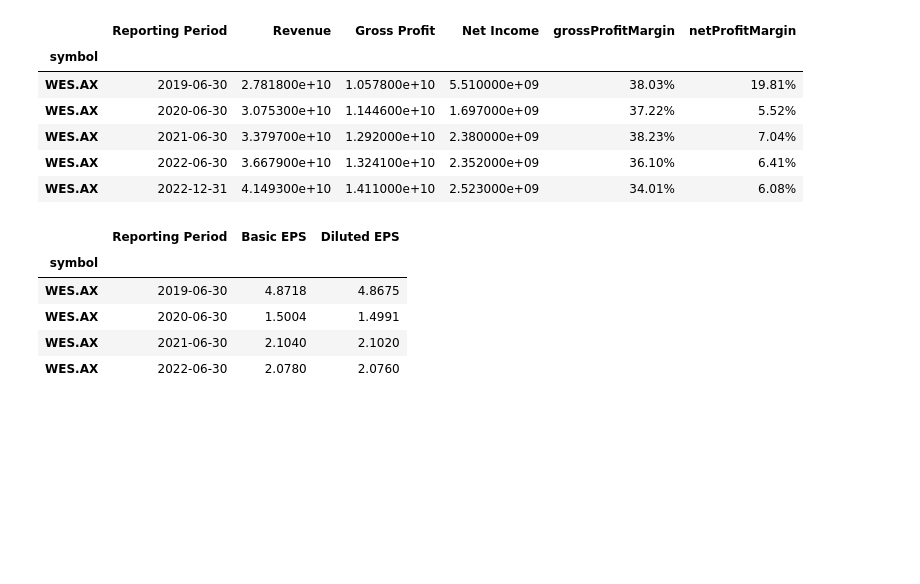
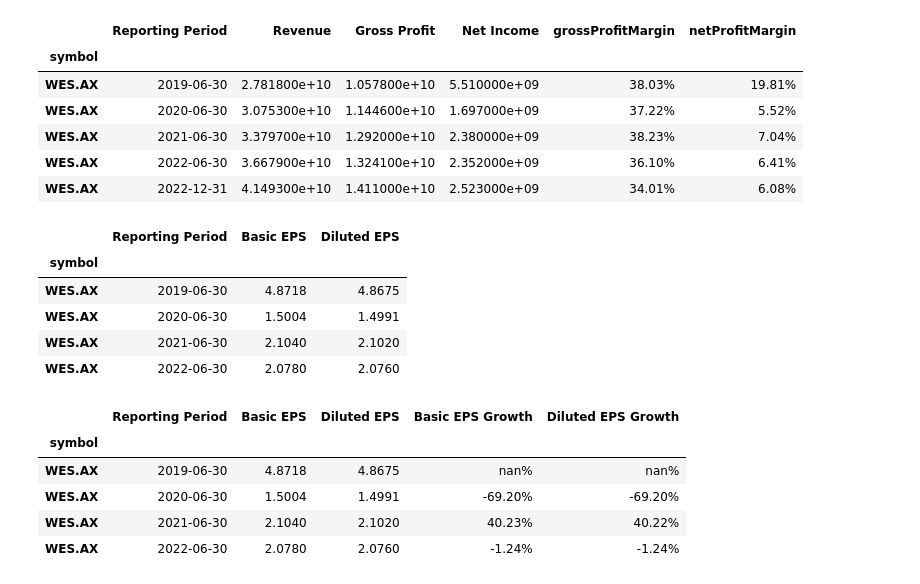
Before and after one commit to mjjohnson94/yahooquery_API, a Jupyter notebook: yahooquery - Income Statement Analysis.ipynb, the cells around one changed output. Saved outputs shown, nothing was run; the diff lists cells and outputs as text; code cells hidden in the pictures; blank space fills up the shorter version.

```diff
--- a/yahooquery - Income Statement Analysis.ipynb
+++ b/yahooquery - Income Statement Analysis.ipynb
@@ -238,3 +238,20 @@ EPS
 # %%
 # Create a new column for Percentage Change for both EPS metrics, calculate the delta and format as %
 # The first record will be NaN, as it has no prior element to form the calculation
+
+EPS['Basic EPS Growth'] = EPS['Basic EPS'].pct_change().map("{:.2%}".format)
+
+# Conduct same operation as above, but use Diluted EPS over Basic EPS
+
+EPS['Diluted EPS Growth'] = EPS['Diluted EPS'].pct_change().map("{:.2%}".format)
+
+# Print results
+
+EPS
+# %% [output]
+|  | Reporting Period | Basic EPS | Diluted EPS | Basic EPS Growth | Diluted EPS Growth |
+| symbol |  |  |  |  |  |
+| WES.AX | 2019-06-30 | 4.8718 | 4.8675 | nan% | nan% |
+| WES.AX | 2020-06-30 | 1.5004 | 1.4991 | -69.20% | -69.20% |
+| WES.AX | 2021-06-30 | 2.1040 | 2.1020 | 40.23% | 40.22% |
+| WES.AX | 2022-06-30 | 2.0780 | 2.0760 | -1.24% | -1.24% |
```
